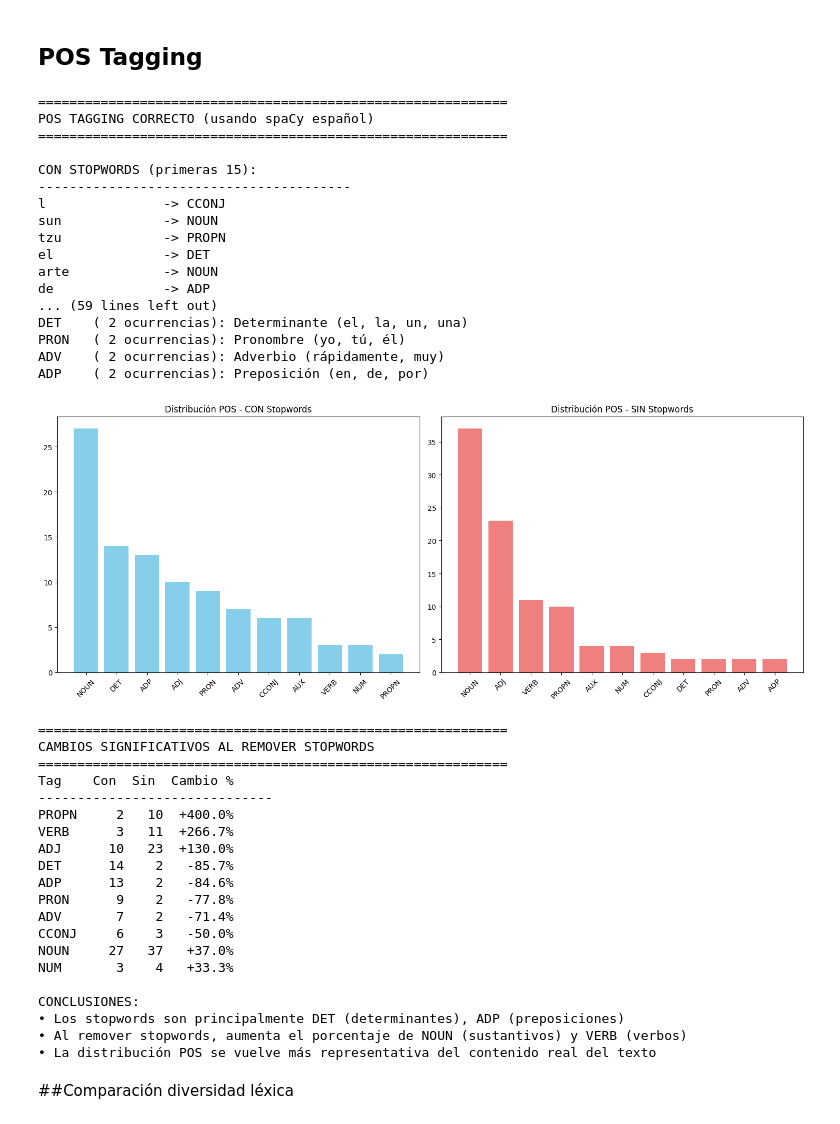
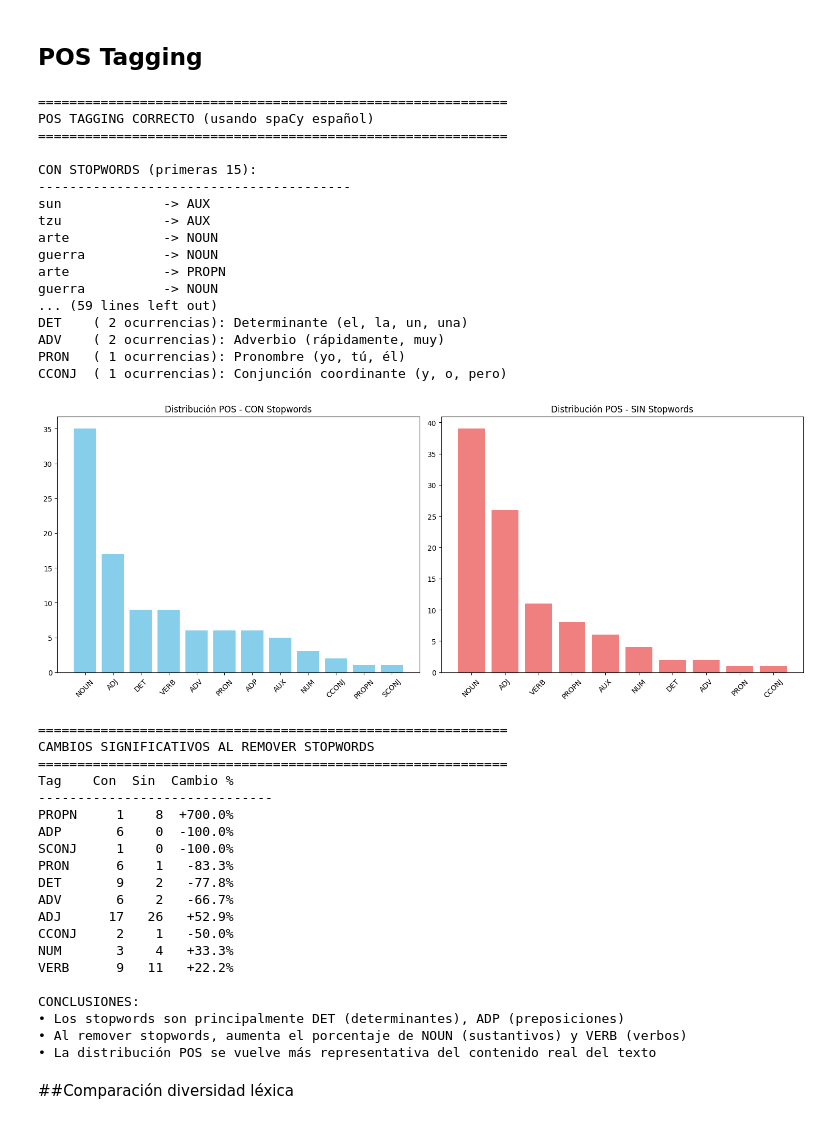
Before and after one commit to Fanova-AR/D_S_3_COM_95480, a Jupyter notebook: Art_of_War_Seoane_Facundo.ipynb, the cells around one changed output. Drawn from its saved outputs; the diff is of its cells as text; code cells hidden in the pictures.

```diff
--- a/Art_of_War_Seoane_Facundo.ipynb
+++ b/Art_of_War_Seoane_Facundo.ipynb
@@ -227,8 +243,8 @@ def analisis_pos_espanol(tokens):
     return tags, conteo_pos
 
 # Aplicar a ambos casos
-tags_con, conteo_con = analisis_pos_espanol(procesado_con_stopwords)
-tags_sin, conteo_sin = analisis_pos_espanol(procesado_sin_stopwords)
+tags_con, conteo_con = analisis_pos_espanol(tokens_con_stopwords)
+tags_sin, conteo_sin = analisis_pos_espanol(tokens_sin_stopwords)
 
 print("=" * 60)
 print("POS TAGGING CORRECTO (usando spaCy español)")
@@ -313,56 +329,56 @@ for tag in set(conteo_con.keys()).union(set(conteo_sin.keys())):
     count_sin = conteo_sin.get(tag, 0)
 
     if count_con > 0:  # Evitar división por cero
         cambio_porcentual = ((count_sin - count_con) / count_con) * 100
         cambios.append((tag, count_con, count_sin, cambio_porcentual))
 
 # Ordenar por mayor cambio
 cambios.sort(key=lambda x: abs(x[3]), reverse=True)
 
 print(f"{'Tag':6} {'Con':4} {'Sin':4} {'Cambio %':8}")
 print("-" * 30)
 for tag, con, sin, cambio in cambios[:10]:
     print(f"{tag:6} {con:4} {sin:4} {cambio:+7.1f}%")
 
 # Conclusiones específicas
 print("\nCONCLUSIONES:")
 print("• Los stopwords son principalmente DET (determinantes), ADP (preposiciones)")
 print("• Al remover stopwords, aumenta el porcentaje de NOUN (sustantivos) y VERB (verbos)")
 print("• La distribución POS se vuelve más representativa del contenido real del texto")
 # %% [output]
 ============================================================
 POS TAGGING CORRECTO (usando spaCy español)
 ============================================================
 
 CON STOPWORDS (primeras 15):
 ----------------------------------------
-l               -> CCONJ
-sun             -> NOUN
-tzu             -> PROPN
-el              -> DET
+sun             -> AUX
+tzu             -> AUX
 arte            -> NOUN
-de              -> ADP
+guerra          -> NOUN
+arte            -> PROPN
+guerra          -> NOUN
 ... (59 lines left out)
 DET    ( 2 ocurrencias): Determinante (el, la, un, una)
-PRON   ( 2 ocurrencias): Pronombre (yo, tú, él)
 ADV    ( 2 ocurrencias): Adverbio (rápidamente, muy)
-ADP    ( 2 ocurrencias): Preposición (en, de, por)
+PRON   ( 1 ocurrencias): Pronombre (yo, tú, él)
+CCONJ  ( 1 ocurrencias): Conjunción coordinante (y, o, pero)
-[figure, old version]
+[figure, new version]
 ============================================================
 CAMBIOS SIGNIFICATIVOS AL REMOVER STOPWORDS
 ============================================================
 Tag    Con  Sin  Cambio %
 ------------------------------
-PROPN     2   10  +400.0%
-VERB      3   11  +266.7%
-ADJ      10   23  +130.0%
-DET      14    2   -85.7%
-ADP      13    2   -84.6%
-PRON      9    2   -77.8%
-ADV       7    2   -71.4%
-CCONJ     6    3   -50.0%
-NOUN     27   37   +37.0%
+PROPN     1    8  +700.0%
+ADP       6    0  -100.0%
+SCONJ     1    0  -100.0%
+PRON      6    1   -83.3%
+DET       9    2   -77.8%
+ADV       6    2   -66.7%
+ADJ      17   26   +52.9%
+CCONJ     2    1   -50.0%
 NUM       3    4   +33.3%
+VERB      9   11   +22.2%
 
 CONCLUSIONES:
 • Los stopwords son principalmente DET (determinantes), ADP (preposiciones)
```
Also changed, not shown: parts of 2 cells of this notebook.
